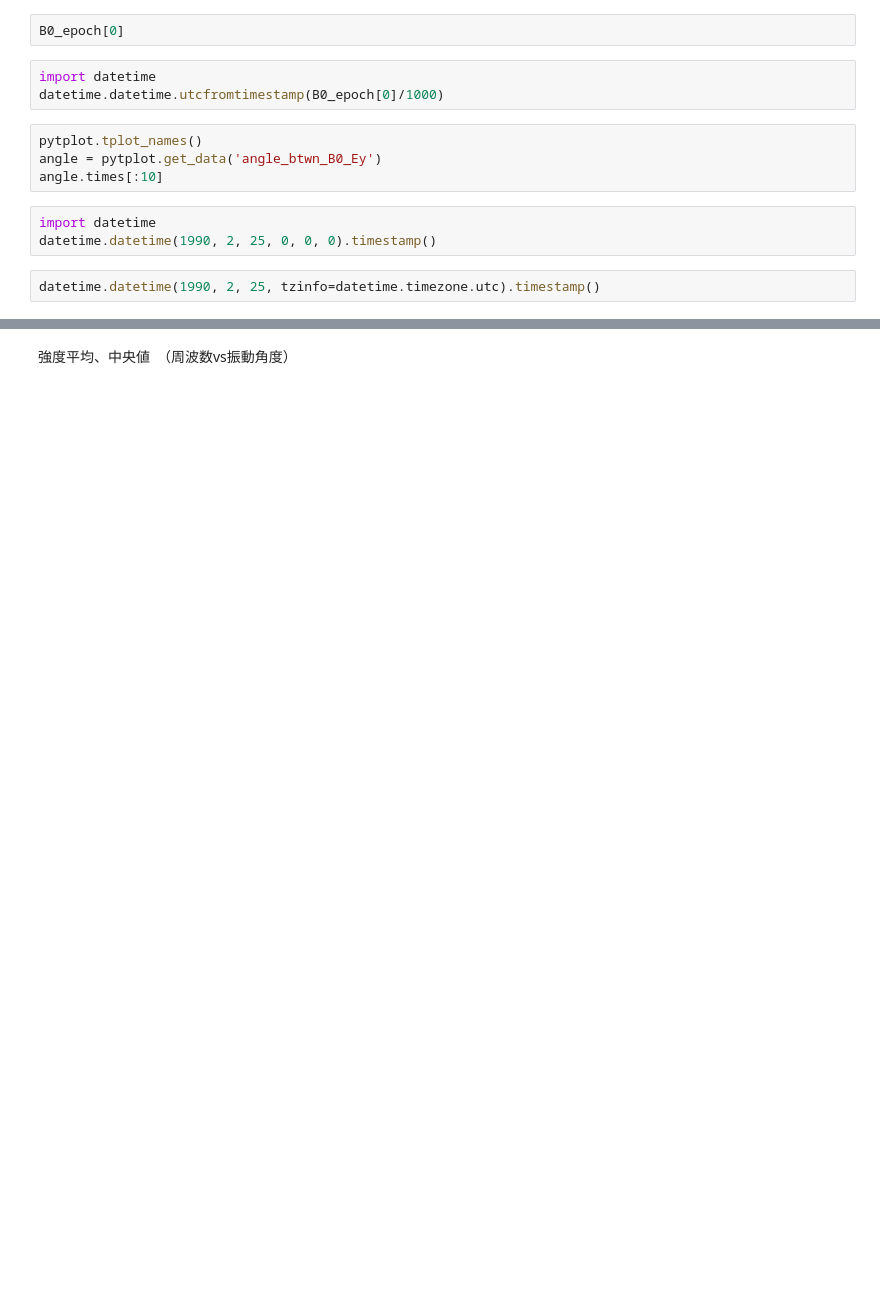
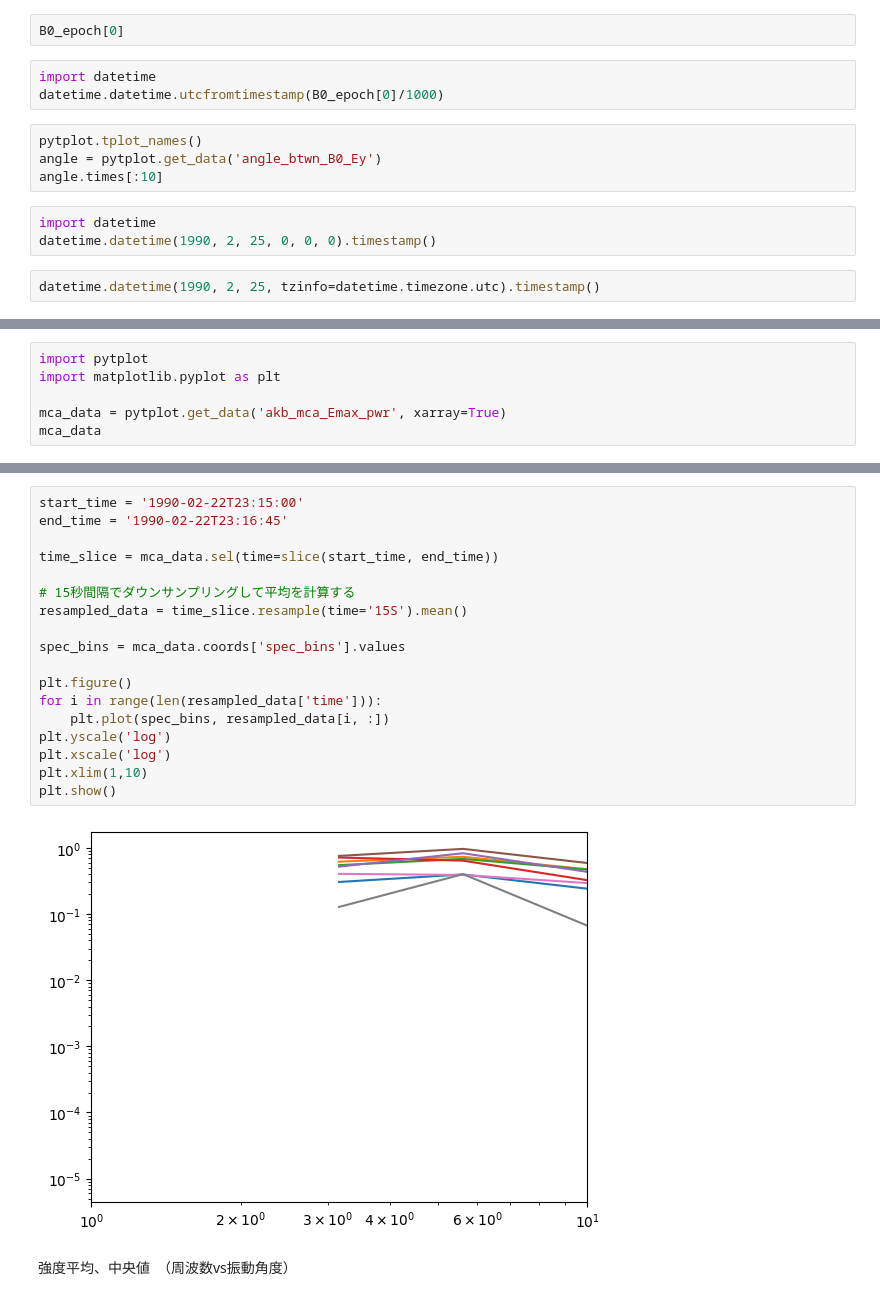
Before and after one commit to shuji-onosawa/akebono_analysis, a Jupyter notebook: src/Akebono_analysis.ipynb, the cells around one changed output, grey strips where cells are left out. Drawn from its saved outputs; the diff is of its cells as text; blank space fills up the shorter version.

```diff
--- a/src/Akebono_analysis.ipynb
+++ b/src/Akebono_analysis.ipynb
@@ -51,0 +38,6 @@ pytplot.data_quants['angle_btwn_B0_Ey']
+# %%
+import pytplot
+import matplotlib.pyplot as plt
+
+mca_data = pytplot.get_data('akb_mca_Emax_pwr', xarray=True)
+mca_data
@@ -52,3 +62,23 @@ pytplot.data_quants['angle_btwn_B0_Ey']
+# %%
+start_time = '1990-02-22T23:15:00'
+end_time = '1990-02-22T23:16:45'
+
+time_slice = mca_data.sel(time=slice(start_time, end_time))
+
+# 15秒間隔でダウンサンプリングして平均を計算する
+resampled_data = time_slice.resample(time='15S').mean()
+
+spec_bins = mca_data.coords['spec_bins'].values
+
+plt.figure()
+for i in range(len(resampled_data['time'])):
+    plt.plot(spec_bins, resampled_data[i, :])
+plt.yscale('log')
+plt.xscale('log')
+plt.xlim(1,10)
+plt.show()
+# %% [output]
+[figure, added]
 # %% [markdown]
 強度平均、中央値　（周波数vs振動角度）
 # %%
```
Also changed, not shown: parts of 32 cells of this notebook, 1 other file.
